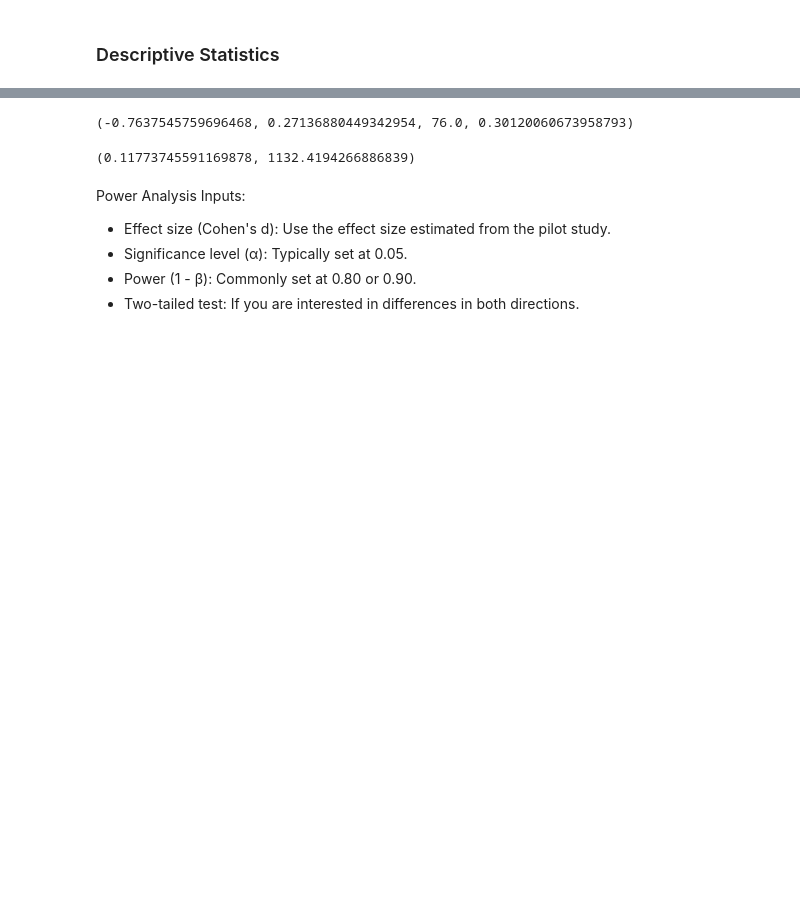
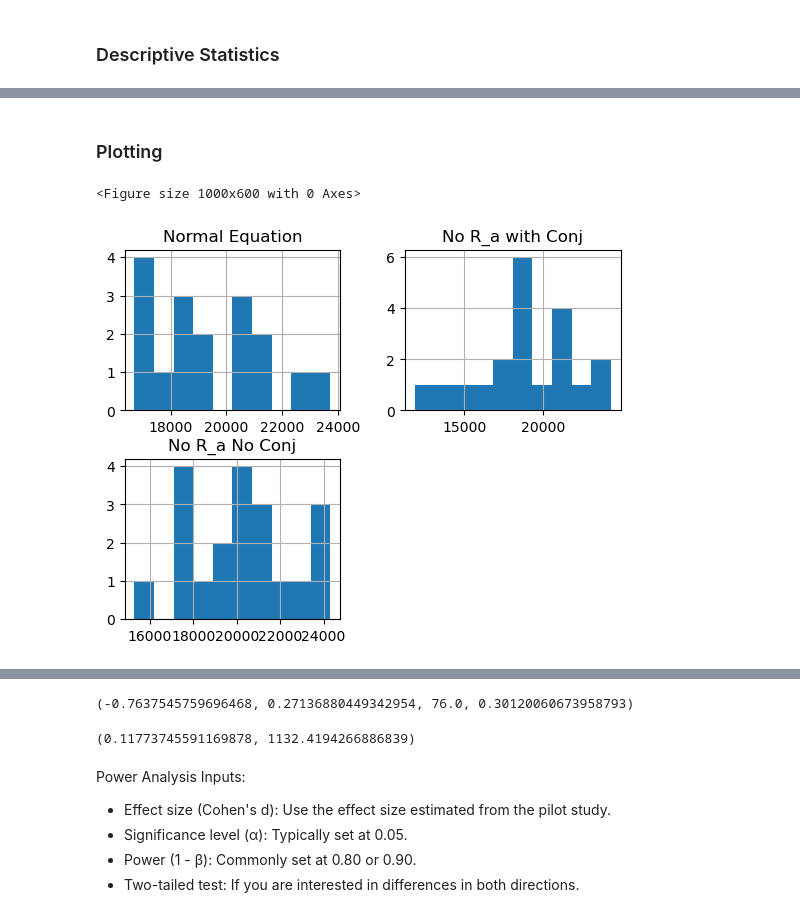
Before and after one commit to Frood-for-Thought/Bac_Evol_SSA, a Jupyter notebook: Experiment 1/Analysis.ipynb, the cells around one changed output, grey strips where cells are left out. Cells and saved outputs as stored; diff of their text form; code cells hidden in the pictures; blank space fills up the shorter version.

Commit message:
added more data, plotting, and analysis

```diff
--- a/Experiment 1/Analysis.ipynb
+++ b/Experiment 1/Analysis.ipynb
@@ -40,0 +76,12 @@ plt.show()
+# %% [markdown]
+### Plotting
+# %%
+# Visualize the Data
+plt.figure(figsize=(10, 6))
+df_cleaned.hist()
+plt.title('Box Plot of Distributions')
+plt.ylabel('Time (s)')
+plt.show()
+# %% [output]
+<Figure size 1000x600 with 0 Axes>
+[figure, added]
```
Also changed, not shown: parts of 10 cells of this notebook, 1 other file.
